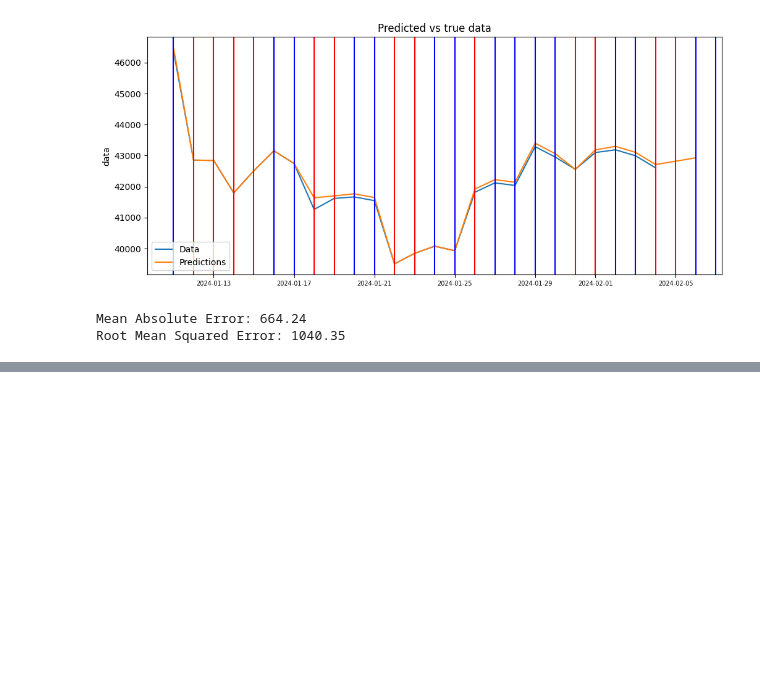
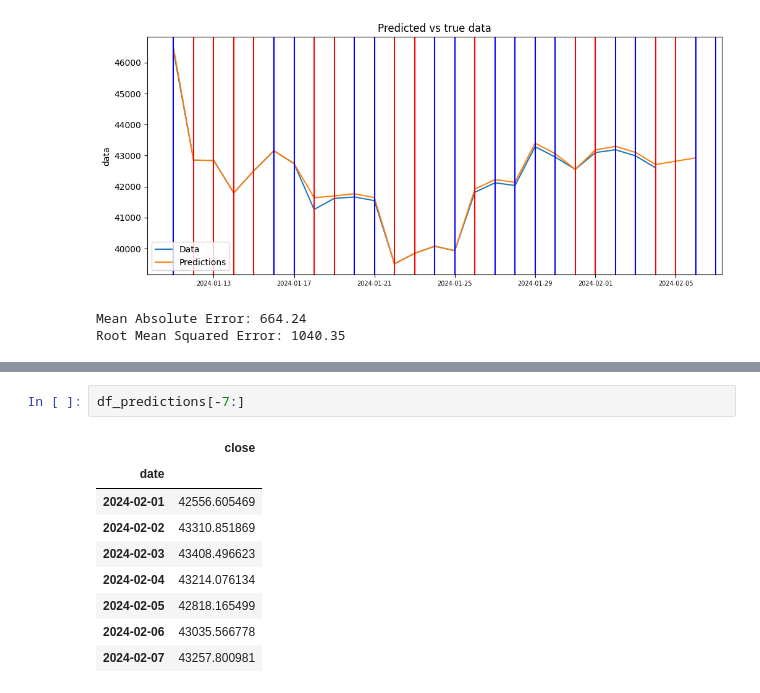
Before and after one commit to kirillsaidov/tm_forecast, a Jupyter notebook: src/tm_simulations.ipynb, the cells around one changed output, grey strips where cells are left out. Cells and saved outputs as stored; diff of their text form; blank space fills up the shorter version.

```diff
--- a/src/tm_simulations.ipynb
+++ b/src/tm_simulations.ipynb
@@ -550,0 +696,12 @@ Root Mean Squared Error: 1040.35
+# %%
+df_predictions[-7:]
+# %% [output]
+|  | close |
+| date |  |
+| 2024-02-01 | 42556.605469 |
+| 2024-02-02 | 43310.851869 |
+| 2024-02-03 | 43408.496623 |
+| 2024-02-04 | 43214.076134 |
+| 2024-02-05 | 42818.165499 |
+| 2024-02-06 | 43035.566778 |
+| 2024-02-07 | 43257.800981 |
```
Also changed, not shown: parts of 10 cells of this notebook.
